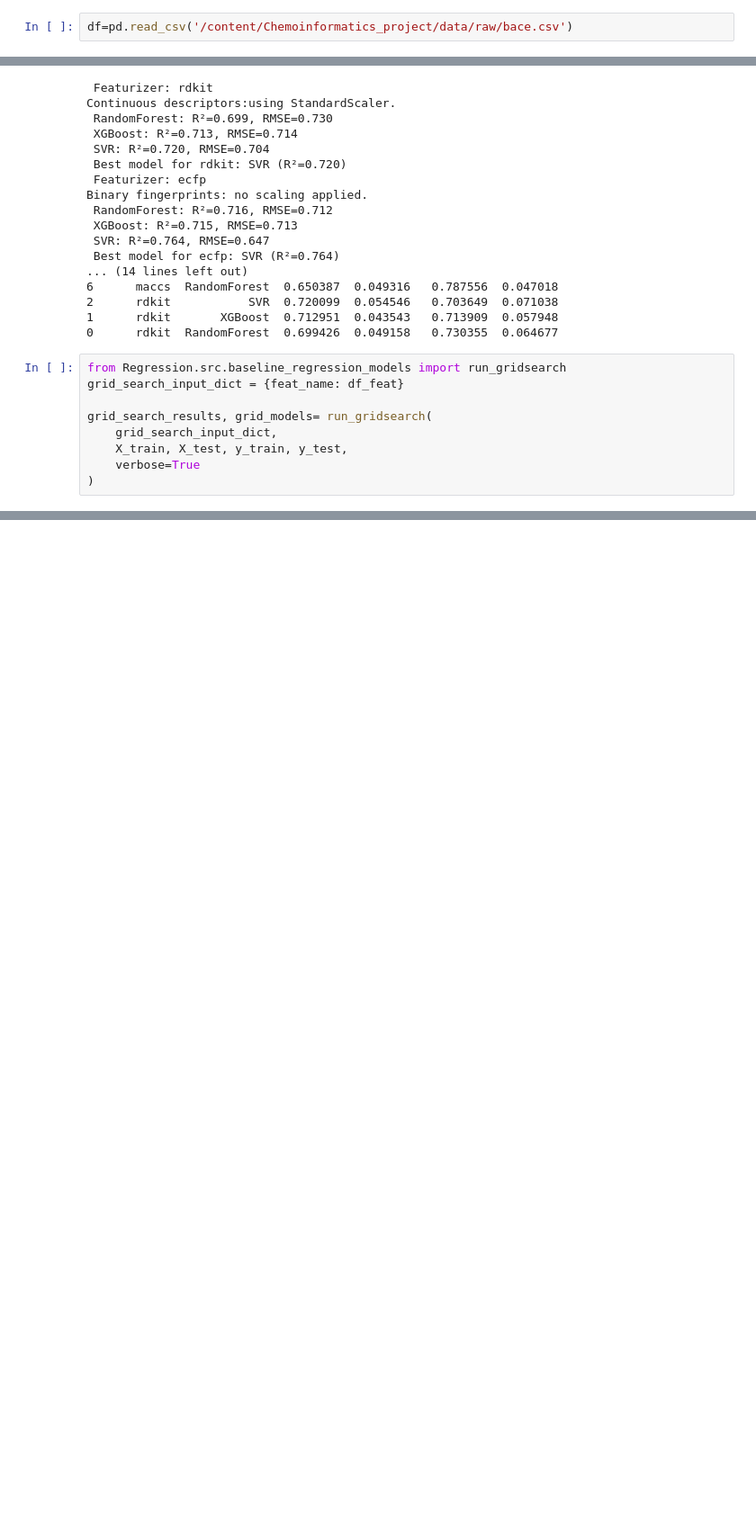
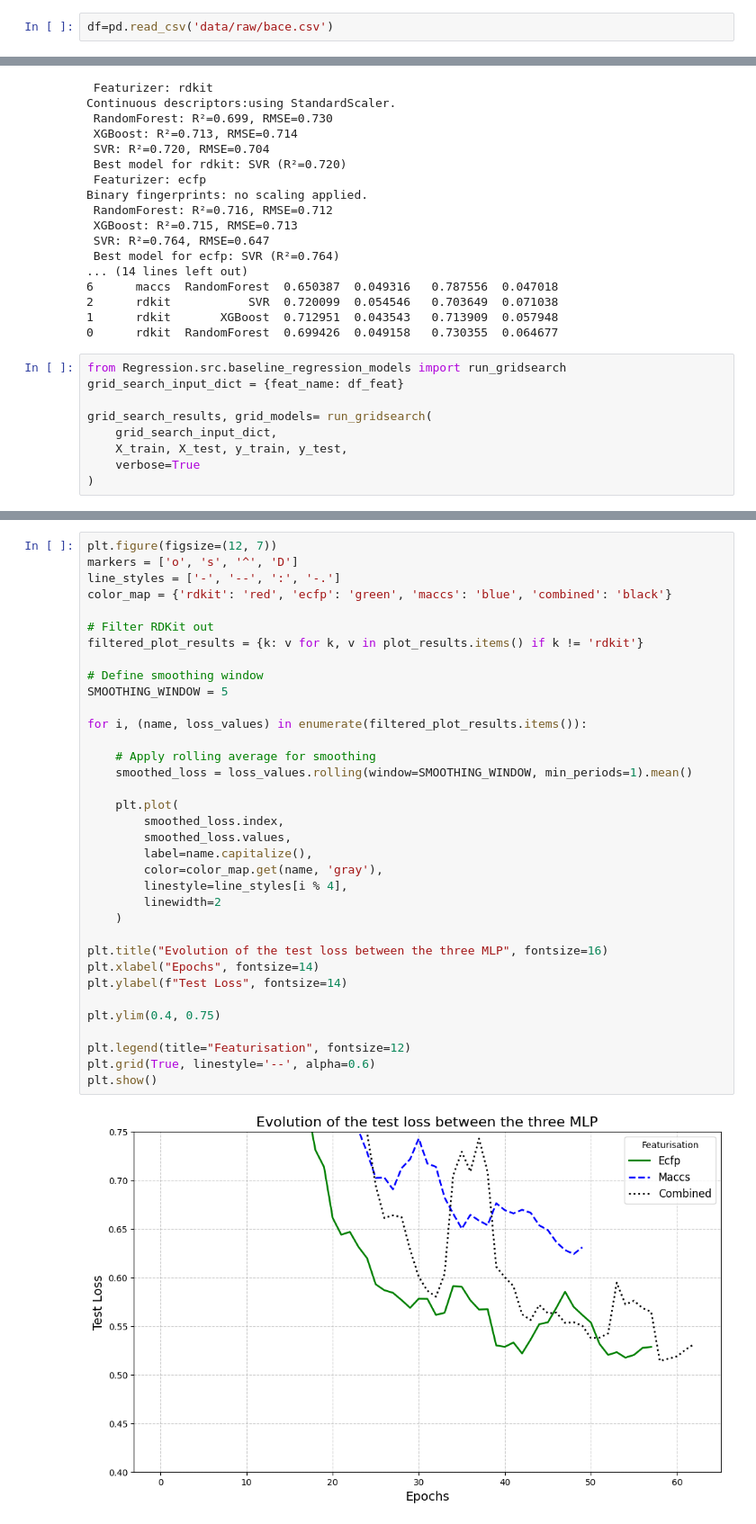
Before and after one commit to geekela/Chemoinformatics_project, a Jupyter notebook: Regression/BACE_regression.ipynb, the cells around one changed output, grey strips where cells are left out. Shown at 90% size. Saved outputs shown, nothing was run; the diff lists cells and outputs as text; blank space fills up the shorter version.

```diff
--- a/Regression/BACE_regression.ipynb
+++ b/Regression/BACE_regression.ipynb
@@ -16,5 +21,5 @@ from rdkit.Chem import Draw
 # %%
-df=pd.read_csv('/content/Chemoinformatics_project/data/raw/bace.csv')
+df=pd.read_csv('data/raw/bace.csv')
 # %%
 df
 # %% [output]
@@ -306,0 +513,37 @@ grid_search_results, grid_models= run_gridsearch(
+# %%
+plt.figure(figsize=(12, 7))
+markers = ['o', 's', '^', 'D']
+line_styles = ['-', '--', ':', '-.']
+color_map = {'rdkit': 'red', 'ecfp': 'green', 'maccs': 'blue', 'combined': 'black'}
+
+# Filter RDKit out
+filtered_plot_results = {k: v for k, v in plot_results.items() if k != 'rdkit'}
+
+# Define smoothing window
+SMOOTHING_WINDOW = 5
+
+for i, (name, loss_values) in enumerate(filtered_plot_results.items()):
+
+    # Apply rolling average for smoothing
+    smoothed_loss = loss_values.rolling(window=SMOOTHING_WINDOW, min_periods=1).mean()
+
+    plt.plot(
+        smoothed_loss.index,
+        smoothed_loss.values,
+        label=name.capitalize(),
+        color=color_map.get(name, 'gray'),
+        linestyle=line_styles[i % 4],
+        linewidth=2
+    )
+
+plt.title("Evolution of the test loss between the three MLP", fontsize=16)
+plt.xlabel("Epochs", fontsize=14)
+plt.ylabel(f"Test Loss", fontsize=14)
+
+plt.ylim(0.4, 0.75)
+
+plt.legend(title="Featurisation", fontsize=12)
+plt.grid(True, linestyle='--', alpha=0.6)
+plt.show()
+# %% [output]
+[figure, added]
```
Also changed, not shown: parts of 12 cells of this notebook.
